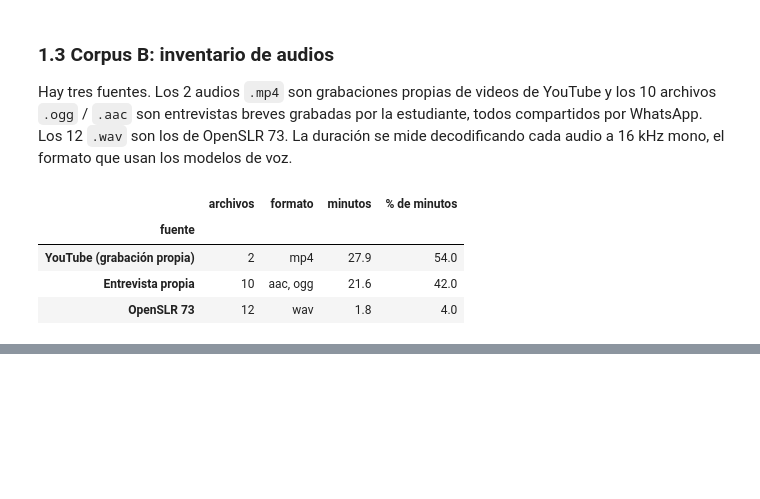
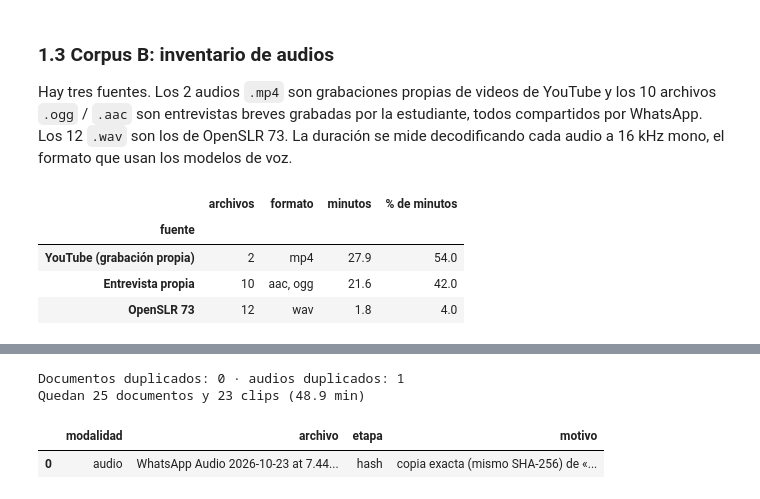
Before and after one commit to IvettexMamani/diplomado-python-2026, a Jupyter notebook: tarea_2/01_extraccion.ipynb, the cells around one changed output, grey strips where cells are left out. Drawn from its saved outputs; the diff is of its cells as text; code cells hidden in the pictures; blank space fills up the shorter version.

```diff
--- a/tarea_2/01_extraccion.ipynb
+++ b/tarea_2/01_extraccion.ipynb
@@ -327,0 +332,29 @@ audios["duracion_seg"] = [round(len(cargar_audio(r)) / SR, 1) for r in audios["r
+# %%
+def huella(ruta):
+    return hashlib.sha256(Path(ruta).read_bytes()).hexdigest()
+
+
+docs["sha256"] = docs["ruta"].map(huella)
+audios["sha256"] = audios["ruta"].map(huella)
+
+descartes = []
+for modalidad, tabla, col in [("documento", docs, "id"), ("audio", audios, "archivo")]:
+    copias = tabla[tabla.duplicated("sha256", keep="first")]
+    for _, fila in copias.iterrows():
+        original = tabla.loc[tabla["sha256"] == fila["sha256"], col].iloc[0]
+        descartes.append({"modalidad": modalidad, "archivo": fila[col], "etapa": "hash",
+                          "motivo": f"copia exacta (mismo SHA-256) de «{original}»"})
+
+docs = docs.drop_duplicates("sha256", keep="first").reset_index(drop=True)
+audios = audios.drop_duplicates("sha256", keep="first").reset_index(drop=True)
+audios.insert(0, "id", [f"clip_{i:03d}" for i in range(1, len(audios) + 1)])
+
+print(f"Documentos duplicados: {sum(d['modalidad'] == 'documento' for d in descartes)} · "
+      f"audios duplicados: {sum(d['modalidad'] == 'audio' for d in descartes)}")
+print(f"Quedan {len(docs)} documentos y {len(audios)} clips ({audios['duracion_seg'].sum() / 60:.1f} min)")
+pd.DataFrame(descartes)
+# %% [output]
+Documentos duplicados: 0 · audios duplicados: 1
+Quedan 25 documentos y 23 clips (48.9 min)
+|  | modalidad | archivo | etapa | motivo |
+| 0 | audio | WhatsApp Audio 2026-10-23 at 7.44... | hash | copia exacta (mismo SHA-256) de «... |
```
Also changed, not shown: parts of 3 cells of this notebook, 1 other file.
